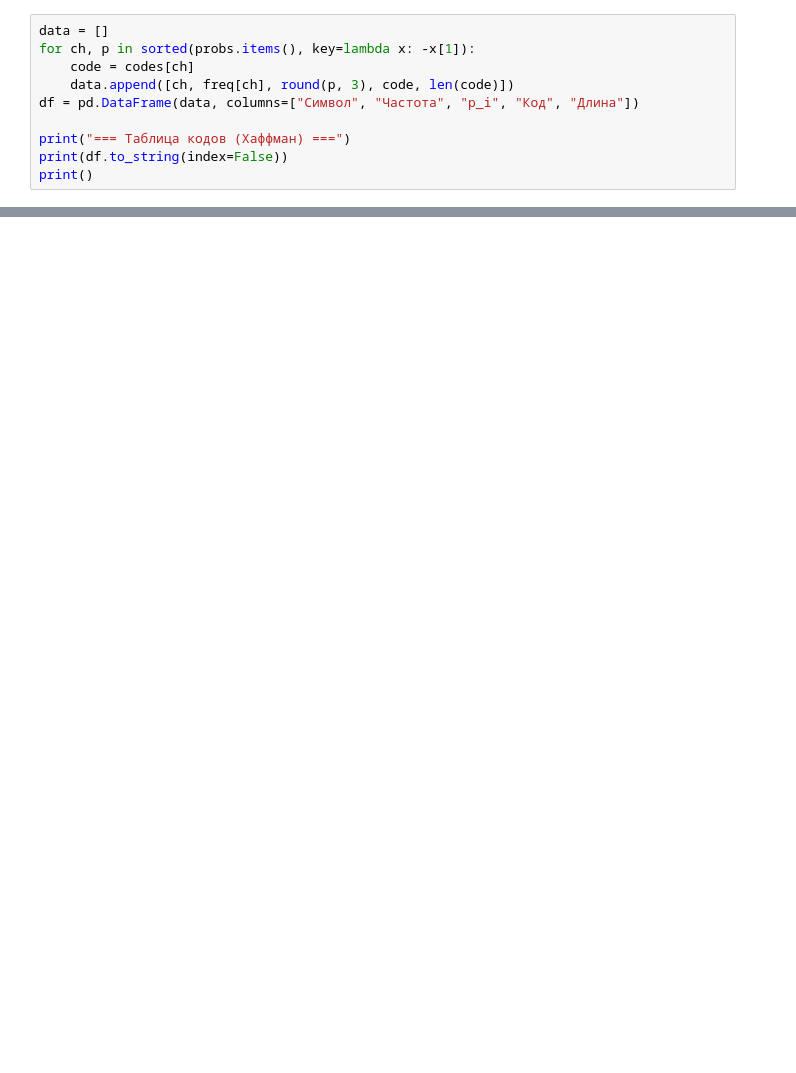
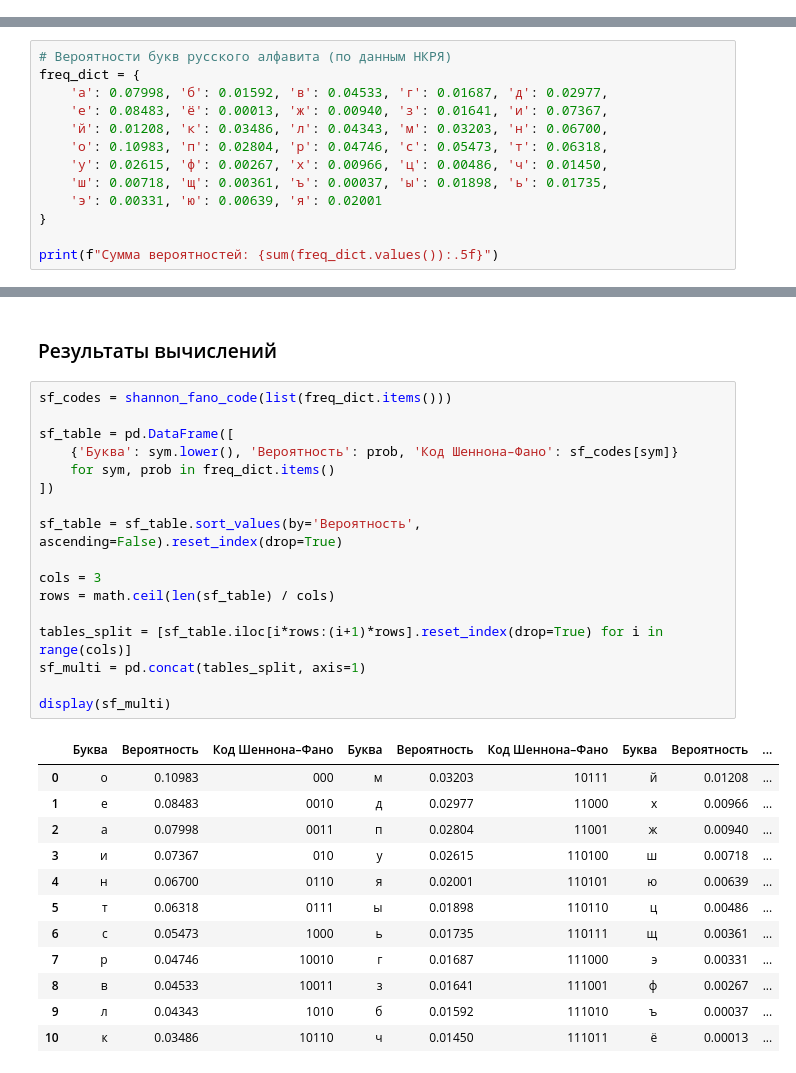
Before and after one commit to mnasonovy/information_theory, a Jupyter notebook: lab_1/report.ipynb, the cells around one changed output, grey strips where cells are left out. Drawn from its saved outputs; the diff is of its cells as text; blank space fills up the shorter version.

```diff
--- a/lab_1/report.ipynb
+++ b/lab_1/report.ipynb
@@ -589,10 +0,0 @@ codes = generate_codes(root)
-# %%
-data = []
-for ch, p in sorted(probs.items(), key=lambda x: -x[1]):
-    code = codes[ch]
-    data.append([ch, freq[ch], round(p, 3), code, len(code)])
-df = pd.DataFrame(data, columns=["Символ", "Частота", "p_i", "Код", "Длина"])
-
-print("=== Таблица кодов (Хаффман) ===")
-print(df.to_string(index=False))
-print()
@@ -912,0 +26,13 @@ print(f"Доля после кодирования = {compression_ratio:.2f}%
+# %%
+# Вероятности букв русского алфавита (по данным НКРЯ)
+freq_dict = {
+    'а': 0.07998, 'б': 0.01592, 'в': 0.04533, 'г': 0.01687, 'д': 0.02977,
+    'е': 0.08483, 'ё': 0.00013, 'ж': 0.00940, 'з': 0.01641, 'и': 0.07367,
+    'й': 0.01208, 'к': 0.03486, 'л': 0.04343, 'м': 0.03203, 'н': 0.06700,
+    'о': 0.10983, 'п': 0.02804, 'р': 0.04746, 'с': 0.05473, 'т': 0.06318,
+    'у': 0.02615, 'ф': 0.00267, 'х': 0.00966, 'ц': 0.00486, 'ч': 0.01450,
+    'ш': 0.00718, 'щ': 0.00361, 'ъ': 0.00037, 'ы': 0.01898, 'ь': 0.01735,
+    'э': 0.00331, 'ю': 0.00639, 'я': 0.02001
+}
+
+print(f"Сумма вероятностей: {sum(freq_dict.values()):.5f}")
@@ -912,0 +289,32 @@ print(f"Доля после кодирования = {compression_ratio:.2f}%
+# %% [markdown]
+### Результаты вычислений
+# %%
+sf_codes = shannon_fano_code(list(freq_dict.items()))
+
+sf_table = pd.DataFrame([
+    {'Буква': sym.lower(), 'Вероятность': prob, 'Код Шеннона–Фано': sf_codes[sym]}
+    for sym, prob in freq_dict.items()
+])
+
+sf_table = sf_table.sort_values(by='Вероятность', ascending=False).reset_index(drop=True)
+
+cols = 3
+rows = math.ceil(len(sf_table) / cols)
+
+tables_split = [sf_table.iloc[i*rows:(i+1)*rows].reset_index(drop=True) for i in range(cols)]
+sf_multi = pd.concat(tables_split, axis=1)
+
+display(sf_multi)
+# %% [output]
+|  | Буква | Вероятность | Код Шеннона–Фано | Буква | Вероятность | Код Шеннона–Фано | Буква | Вероятность | ... |
+| 0 | о | 0.10983 | 000 | м | 0.03203 | 10111 | й | 0.01208 | ... |
+| 1 | е | 0.08483 | 0010 | д | 0.02977 | 11000 | х | 0.00966 | ... |
+| 2 | а | 0.07998 | 0011 | п | 0.02804 | 11001 | ж | 0.00940 | ... |
+| 3 | и | 0.07367 | 010 | у | 0.02615 | 110100 | ш | 0.00718 | ... |
+| 4 | н | 0.06700 | 0110 | я | 0.02001 | 110101 | ю | 0.00639 | ... |
+| 5 | т | 0.06318 | 0111 | ы | 0.01898 | 110110 | ц | 0.00486 | ... |
+| 6 | с | 0.05473 | 1000 | ь | 0.01735 | 110111 | щ | 0.00361 | ... |
+| 7 | р | 0.04746 | 10010 | г | 0.01687 | 111000 | э | 0.00331 | ... |
+| 8 | в | 0.04533 | 10011 | з | 0.01641 | 111001 | ф | 0.00267 | ... |
+| 9 | л | 0.04343 | 1010 | б | 0.01592 | 111010 | ъ | 0.00037 | ... |
+| 10 | к | 0.03486 | 10110 | ч | 0.01450 | 111011 | ё | 0.00013 | ... |
```
Also changed, not shown: parts of 49 cells of this notebook.
